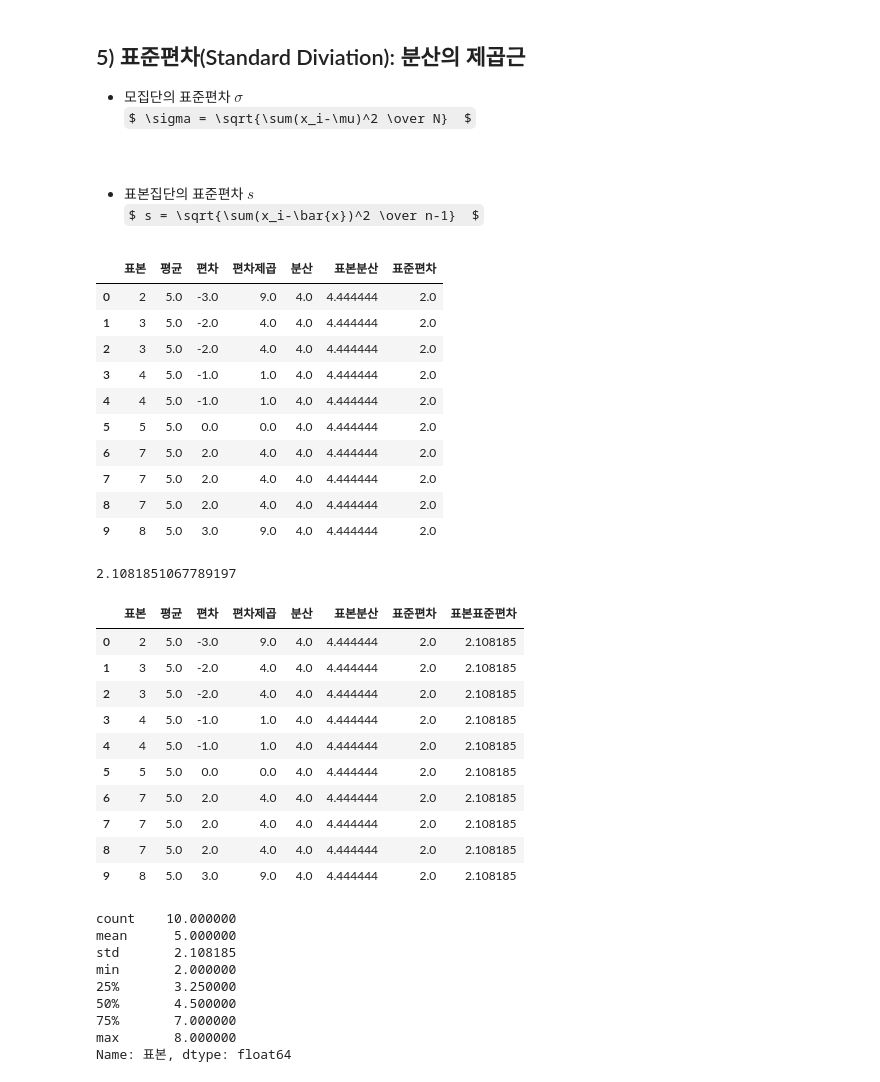
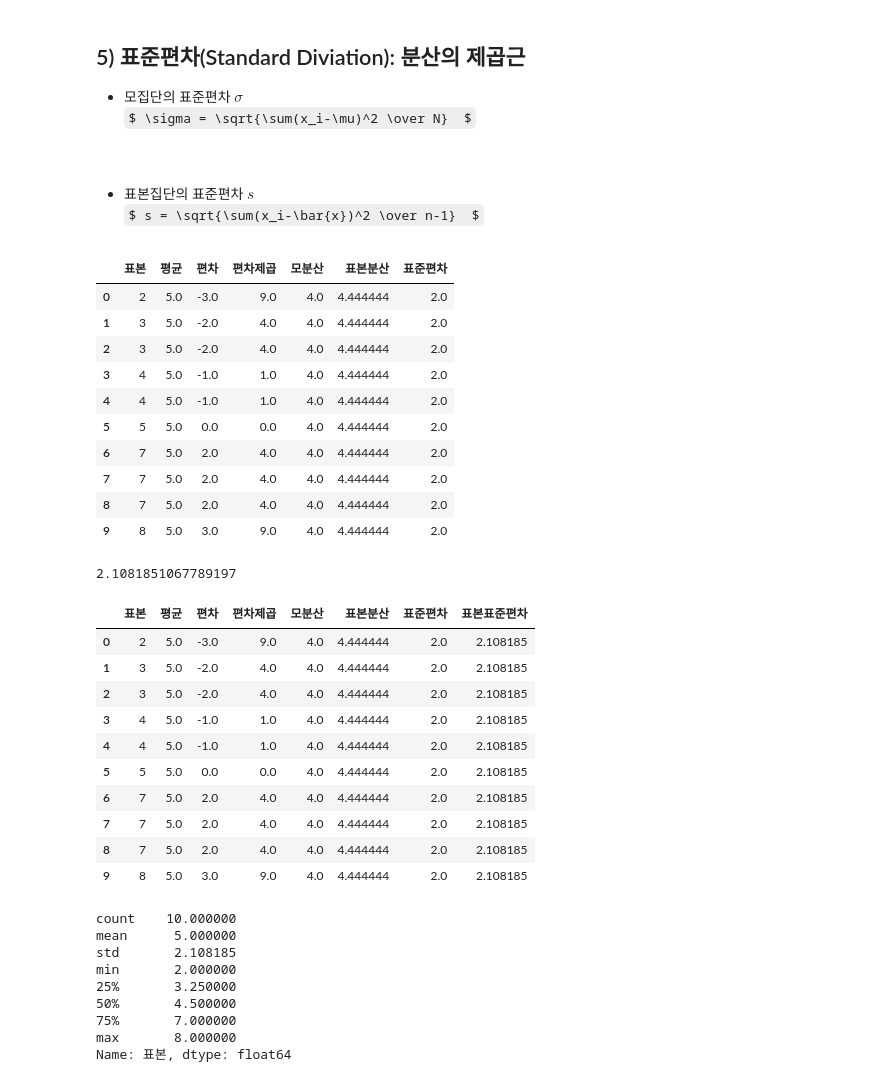
Before and after one commit to haram4th/fintech_pm_data_science, a Jupyter notebook: 06machine_learning/11기초통계의이해.ipynb, the cells around one changed output. Cells and saved outputs as stored; diff of their text form; code cells hidden in the pictures; some formulas as TeX source.

```diff
--- a/06machine_learning/11기초통계의이해.ipynb
+++ b/06machine_learning/11기초통계의이해.ipynb
@@ -320,6 +320,6 @@ $ s^2 = {\sum(x_i-\bar{x})^2 \over n-1}  $ <br>
 # 분산: 편차제곱의 합 / 데이터수
 a['편차제곱'] = a['편차'] ** 2
 # %%
-a['분산'] = a['편차제곱'].sum() / len(a['편차제곱'])
+a['모분산'] = a['편차제곱'].sum() / len(a['편차제곱'])
 a
 # %% [output]
@@ -363,10 +363,10 @@ $ \sigma = \sqrt{\sum(x_i-\mu)^2 \over N}  $ <br>
 * 표본집단의 표준편차 $ s $ <br>
 $ s = \sqrt{\sum(x_i-\bar{x})^2 \over n-1}  $ <br>
 # %%
-a['표준편차'] = a['분산'].apply(math.sqrt)
+a['표준편차'] = a['모분산'].apply(math.sqrt)
 a
 # %% [output]
-|  | 표본 | 평균 | 편차 | 편차제곱 | 분산 | 표본분산 | 표준편차 |
+|  | 표본 | 평균 | 편차 | 편차제곱 | 모분산 | 표본분산 | 표준편차 |
 | 0 | 2 | 5.0 | -3.0 | 9.0 | 4.0 | 4.444444 | 2.0 |
 | 1 | 3 | 5.0 | -2.0 | 4.0 | 4.0 | 4.444444 | 2.0 |
 | 2 | 3 | 5.0 | -2.0 | 4.0 | 4.0 | 4.444444 | 2.0 |
@@ -386,7 +386,7 @@ a['표본'].std()
 a['표본표준편차'] = a['표본분산'].apply(math.sqrt)
 a
 # %% [output]
-|  | 표본 | 평균 | 편차 | 편차제곱 | 분산 | 표본분산 | 표준편차 | 표본표준편차 |
+|  | 표본 | 평균 | 편차 | 편차제곱 | 모분산 | 표본분산 | 표준편차 | 표본표준편차 |
 | 0 | 2 | 5.0 | -3.0 | 9.0 | 4.0 | 4.444444 | 2.0 | 2.108185 |
 | 1 | 3 | 5.0 | -2.0 | 4.0 | 4.0 | 4.444444 | 2.0 | 2.108185 |
 | 2 | 3 | 5.0 | -2.0 | 4.0 | 4.0 | 4.444444 | 2.0 | 2.108185 |
```
Also changed, not shown: parts of 15 cells of this notebook, 1 other file.
